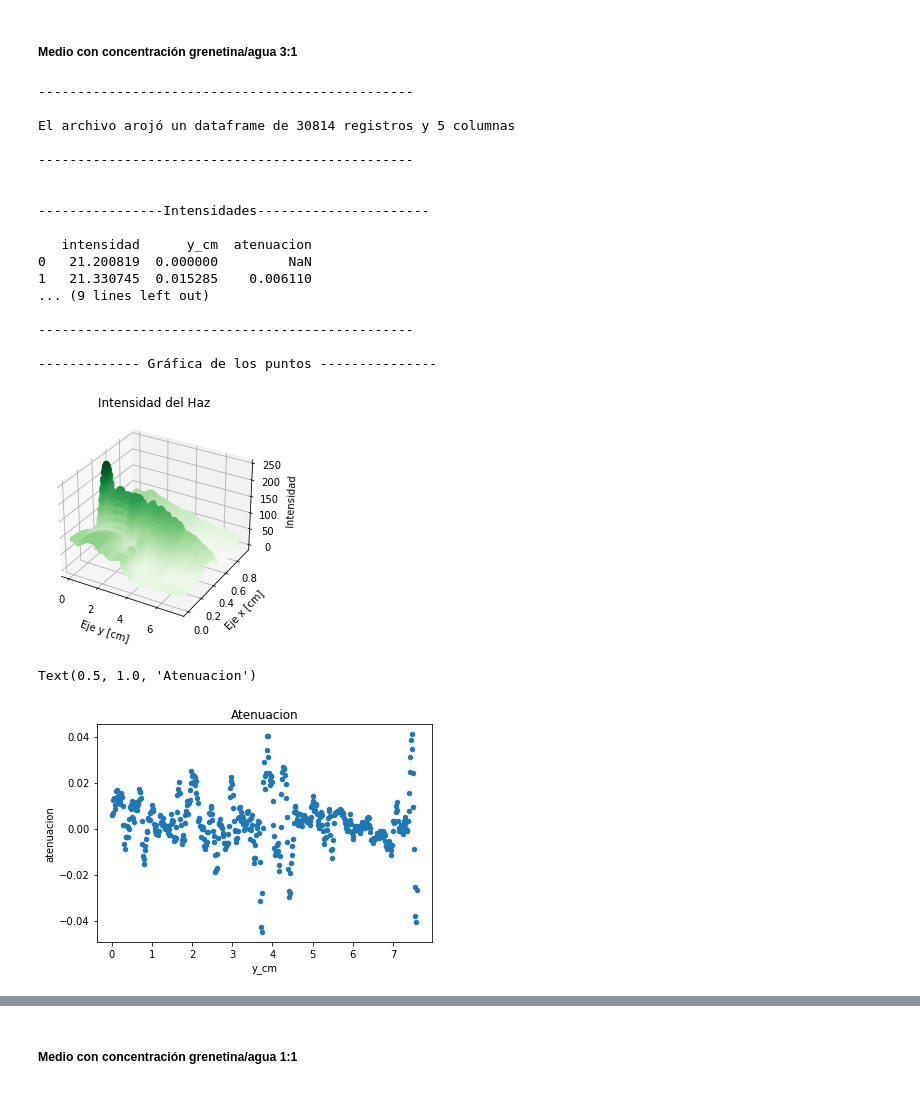
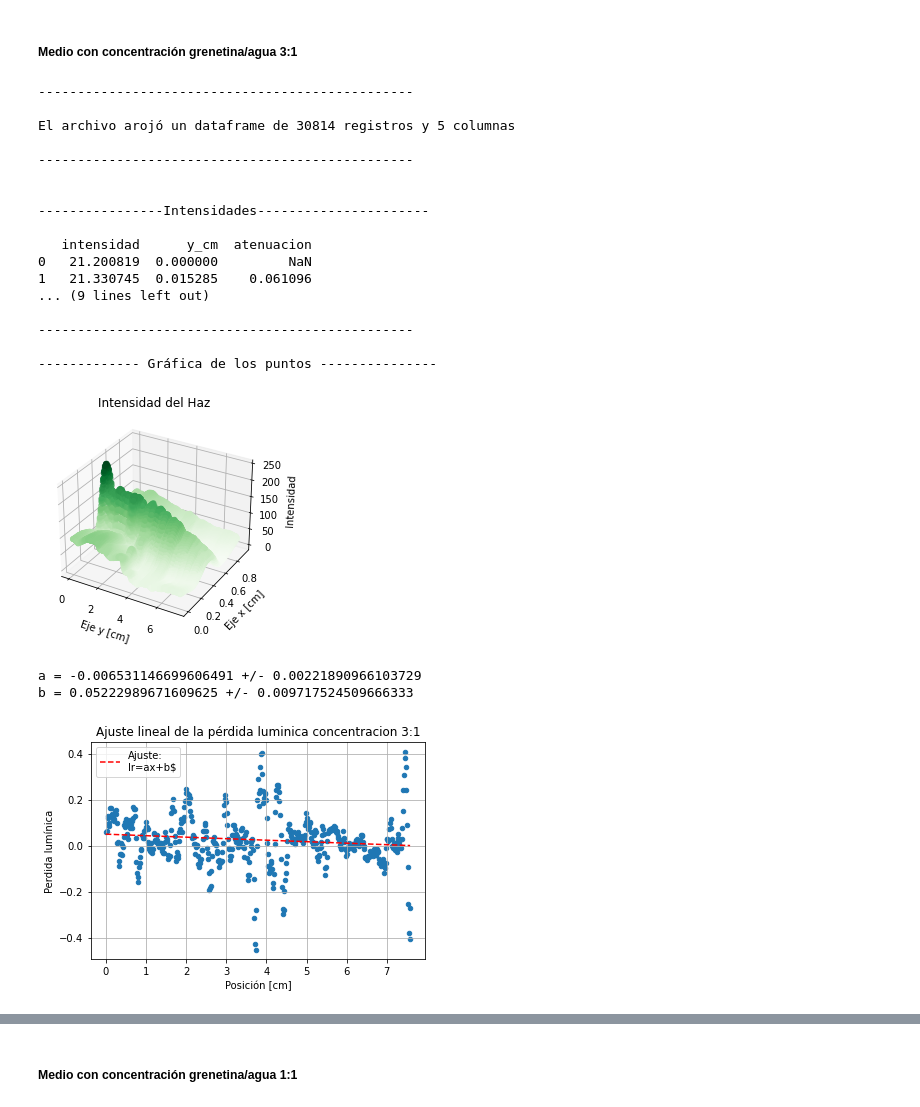
Before and after one commit to emilianolel/guias-de-onda, a Jupyter notebook: notebook/Intensidad_y_coeficiente.ipynb, the cells around one changed output, grey strips where cells are left out. Saved outputs shown, nothing was run; the diff lists cells and outputs as text; code cells hidden in the pictures.

Commit message:
se añadieron las gráficas finales de intensidad

```diff
--- a/notebook/Intensidad_y_coeficiente.ipynb
+++ b/notebook/Intensidad_y_coeficiente.ipynb
@@ -15,7 +15,7 @@ from scipy.optimize import curve_fit
 # del medio.
 
 
-def intensidad_y_coeficiente(archivo_tsv, pixeles_por_cm):
+def intensidad_y_coeficiente(archivo_tsv, pixeles_por_cm, concentracion):
 
     # Se lee el archivo data que debe ser un .tsv (tab seprated values) y se le da
     # el formato adecuado para su análisis
@@ -49,7 +49,7 @@ def intensidad_y_coeficiente(archivo_tsv, pixeles_por_cm):
     df_nuevo["y_cm"] = pd.DataFrame(range(y_max + 1), columns=["y_cm"])
     df_nuevo["y_cm"] = df_nuevo["y_cm"] / pixeles_por_cm
     intervalo = df_nuevo["y_cm"].diff().mean()
-    df_nuevo["atenuacion"] = np.log(df_nuevo["intensidad"] / df_nuevo["intensidad"].shift(1))
+    df_nuevo["atenuacion"] = 10 * np.log(df_nuevo["intensidad"] / df_nuevo["intensidad"].shift(1))
     # df_nuevo["intensidad"] = df_nuevo["intensidad"].iloc[:-1]
 
     # Se mustra el encabezado del dataframe con los valores en el eje "y" y sus respectivas
@@ -80,7 +80,7 @@ def intensidad_y_coeficiente(archivo_tsv, pixeles_por_cm):
     ax.set_xlabel("Eje y [cm]")
     ax.set_ylabel("Eje x [cm]")
     ax.set_zlabel("Intensidad")
-    fig.savefig(f"graficas/Grafica_3D.png")
+    fig.savefig(f"graficas/final_Grafica_3D:{concentracion}.png")
     return df_nuevo
 # %%
 def ajuste(data_frame, concentracion):
@@ -114,7 +117,7 @@ def recta(x, a, b):
 # %% [markdown]
 ##### Medio con concentración grenetina/agua 3:1
 # %%
-gg_1 = intensidad_y_coeficiente("long_31_recortada.tsv", 65.422)
+gg_1 = intensidad_y_coeficiente("long_31_recortada.tsv", 65.422, "31")
 # %% [output]
 ------------------------------------------------
 
@@ -127,7 +130,7 @@ El archivo arojó un dataframe de 30814 registros y 5 columnas
 
    intensidad      y_cm  atenuacion
 0   21.200819  0.000000         NaN
-1   21.330745  0.015285    0.006110
+1   21.330745  0.015285    0.061096
 ... (9 lines left out)
 
 ------------------------------------------------
@@ -137,7 +140,20 @@ El archivo arojó un dataframe de 30814 registros y 5 columnas
 # %%
 gg_1.plot.scatter(x="y_cm", y="atenuacion")
 plt.title("Atenuacion")
+popt, _ = curve_fit(recta, gg_1["y_cm"], gg_1["atenuacion"].fillna(0), maxfev=4000)
+a, b = popt
+print(f'a = {a} +/- {np.sqrt(np.diag(_))[0]}\nb = {b} +/- {np.sqrt(np.diag(_))[1]}')
+x_line = np.arange(min(gg_1["y_cm"]), max(gg_1["y_cm"]), 0.01)
+y_line = recta(x_line, a, b)
+plt.plot(x_line, y_line, '--', color='red', label="Ajuste:\nIr=ax+b$")
+plt.xlabel("Posición [cm]")
+plt.ylabel("Perdida lumínica")
+plt.title(f"Ajuste lineal de la pérdida luminica concentracion 3:1")
+plt.legend()
+plt.grid()
+plt.savefig("graficas/final_ajuste_lineal_31.png")
 # %% [output]
-Text(0.5, 1.0, 'Atenuacion')
+a = -0.006531146699606491 +/- 0.00221890966103729
+b = 0.05222989671609625 +/- 0.009717524509666333
-[figure, old version]
+[figure, new version]
 # %%
```
Also changed, not shown: parts of 15 cells of this notebook, 18 other files.
